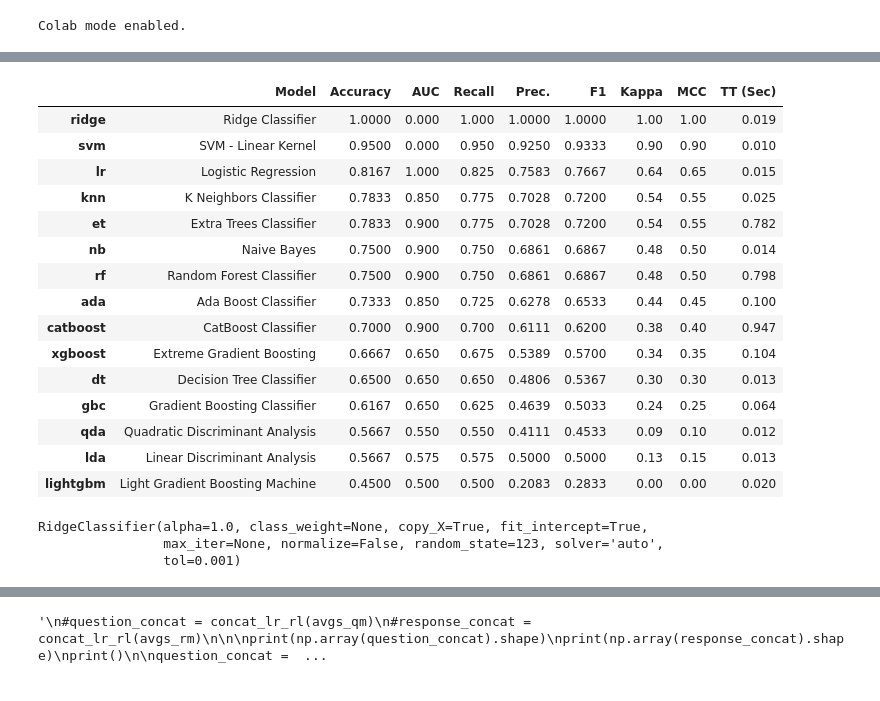
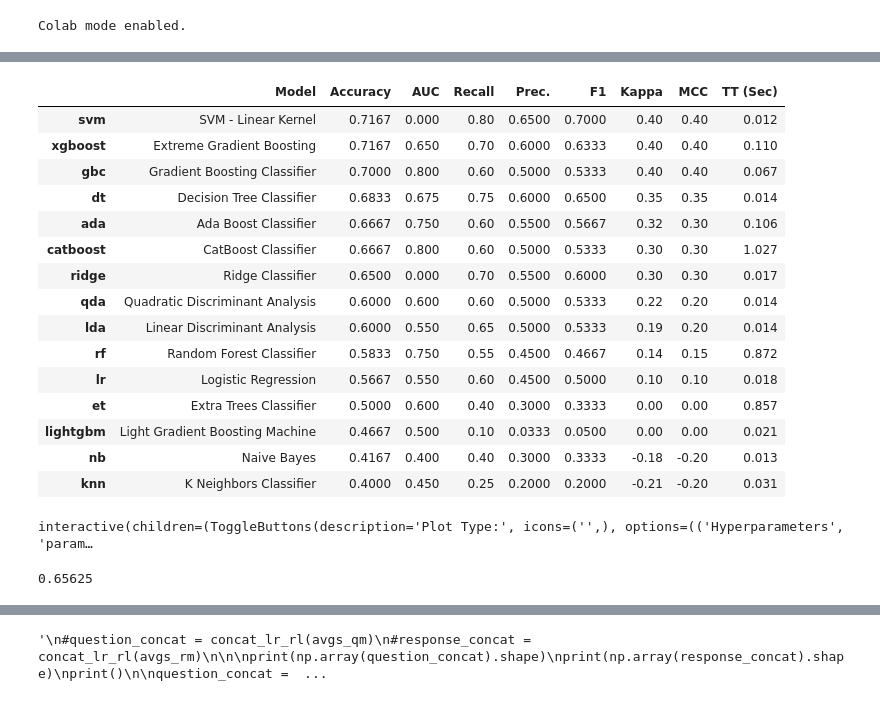
Before and after one commit to wheelerz/butterfly-unicorns, a Jupyter notebook: NMA_Project_2021_Butterfly_Unicorns.ipynb, the cells around one changed output, grey strips where cells are left out. Saved outputs shown, nothing was run; the diff lists cells and outputs as text; code cells hidden in the pictures.

```diff
--- a/NMA_Project_2021_Butterfly_Unicorns.ipynb
+++ b/NMA_Project_2021_Butterfly_Unicorns.ipynb
@@ -764,28 +763,31 @@ exp_clf101 = setup(data = data, target = '23', session_id=123, use_gpu=True, nor
-# %%
-compare_models()
-# %% [output]
-|  | Model | Accuracy | AUC | Recall | Prec. | F1 | Kappa | MCC | TT (Sec) |
-| ridge | Ridge Classifier | 1.0000 | 0.000 | 1.000 | 1.0000 | 1.0000 | 1.00 | 1.00 | 0.019 |
-| svm | SVM - Linear Kernel | 0.9500 | 0.000 | 0.950 | 0.9250 | 0.9333 | 0.90 | 0.90 | 0.010 |
-| lr | Logistic Regression | 0.8167 | 1.000 | 0.825 | 0.7583 | 0.7667 | 0.64 | 0.65 | 0.015 |
-| knn | K Neighbors Classifier | 0.7833 | 0.850 | 0.775 | 0.7028 | 0.7200 | 0.54 | 0.55 | 0.025 |
-| et | Extra Trees Classifier | 0.7833 | 0.900 | 0.775 | 0.7028 | 0.7200 | 0.54 | 0.55 | 0.782 |
-| nb | Naive Bayes | 0.7500 | 0.900 | 0.750 | 0.6861 | 0.6867 | 0.48 | 0.50 | 0.014 |
-| rf | Random Forest Classifier | 0.7500 | 0.900 | 0.750 | 0.6861 | 0.6867 | 0.48 | 0.50 | 0.798 |
-| ada | Ada Boost Classifier | 0.7333 | 0.850 | 0.725 | 0.6278 | 0.6533 | 0.44 | 0.45 | 0.100 |
-| catboost | CatBoost Classifier | 0.7000 | 0.900 | 0.700 | 0.6111 | 0.6200 | 0.38 | 0.40 | 0.947 |
-| xgboost | Extreme Gradient Boosting | 0.6667 | 0.650 | 0.675 | 0.5389 | 0.5700 | 0.34 | 0.35 | 0.104 |
-| dt | Decision Tree Classifier | 0.6500 | 0.650 | 0.650 | 0.4806 | 0.5367 | 0.30 | 0.30 | 0.013 |
-| gbc | Gradient Boosting Classifier | 0.6167 | 0.650 | 0.625 | 0.4639 | 0.5033 | 0.24 | 0.25 | 0.064 |
-| qda | Quadratic Discriminant Analysis | 0.5667 | 0.550 | 0.550 | 0.4111 | 0.4533 | 0.09 | 0.10 | 0.012 |
-| lda | Linear Discriminant Analysis | 0.5667 | 0.575 | 0.575 | 0.5000 | 0.5000 | 0.13 | 0.15 | 0.013 |
-| lightgbm | Light Gradient Boosting Machine | 0.4500 | 0.500 | 0.500 | 0.2083 | 0.2833 | 0.00 | 0.00 | 0.020 |
-RidgeClassifier(alpha=1.0, class_weight=None, copy_X=True, fit_intercept=True,
-                max_iter=None, normalize=False, random_state=123, solver='auto',
-                tol=0.001)
+# %%
+best_model = compare_models()
+# %% [output]
+|  | Model | Accuracy | AUC | Recall | Prec. | F1 | Kappa | MCC | TT (Sec) |
+| svm | SVM - Linear Kernel | 0.7167 | 0.000 | 0.80 | 0.6500 | 0.7000 | 0.40 | 0.40 | 0.012 |
+| xgboost | Extreme Gradient Boosting | 0.7167 | 0.650 | 0.70 | 0.6000 | 0.6333 | 0.40 | 0.40 | 0.110 |
+| gbc | Gradient Boosting Classifier | 0.7000 | 0.800 | 0.60 | 0.5000 | 0.5333 | 0.40 | 0.40 | 0.067 |
+| dt | Decision Tree Classifier | 0.6833 | 0.675 | 0.75 | 0.6000 | 0.6500 | 0.35 | 0.35 | 0.014 |
+| ada | Ada Boost Classifier | 0.6667 | 0.750 | 0.60 | 0.5500 | 0.5667 | 0.32 | 0.30 | 0.106 |
+| catboost | CatBoost Classifier | 0.6667 | 0.800 | 0.60 | 0.5000 | 0.5333 | 0.30 | 0.30 | 1.027 |
+| ridge | Ridge Classifier | 0.6500 | 0.000 | 0.70 | 0.5500 | 0.6000 | 0.30 | 0.30 | 0.017 |
+| qda | Quadratic Discriminant Analysis | 0.6000 | 0.600 | 0.60 | 0.5000 | 0.5333 | 0.22 | 0.20 | 0.014 |
+| lda | Linear Discriminant Analysis | 0.6000 | 0.550 | 0.65 | 0.5000 | 0.5333 | 0.19 | 0.20 | 0.014 |
+| rf | Random Forest Classifier | 0.5833 | 0.750 | 0.55 | 0.4500 | 0.4667 | 0.14 | 0.15 | 0.872 |
+| lr | Logistic Regression | 0.5667 | 0.550 | 0.60 | 0.4500 | 0.5000 | 0.10 | 0.10 | 0.018 |
+| et | Extra Trees Classifier | 0.5000 | 0.600 | 0.40 | 0.3000 | 0.3333 | 0.00 | 0.00 | 0.857 |
+| lightgbm | Light Gradient Boosting Machine | 0.4667 | 0.500 | 0.10 | 0.0333 | 0.0500 | 0.00 | 0.00 | 0.021 |
+| nb | Naive Bayes | 0.4167 | 0.400 | 0.40 | 0.3000 | 0.3333 | -0.18 | -0.20 | 0.013 |
+| knn | K Neighbors Classifier | 0.4000 | 0.450 | 0.25 | 0.2000 | 0.2000 | -0.21 | -0.20 | 0.031 |
 # %%
 #lr = create_model('lr')
 #print(lr)
+evaluate_model(best_model)
+# %% [output]
+interactive(children=(ToggleButtons(description='Plot Type:', icons=('',), options=(('Hyperparameters', 'param…
 # %%
 #tuned_lr = tune_model(lr)
 #print(tuned_lr)
+best_model.score(X, y)
+# %% [output]
+0.65625
```
Also changed, not shown: parts of 11 cells of this notebook.
